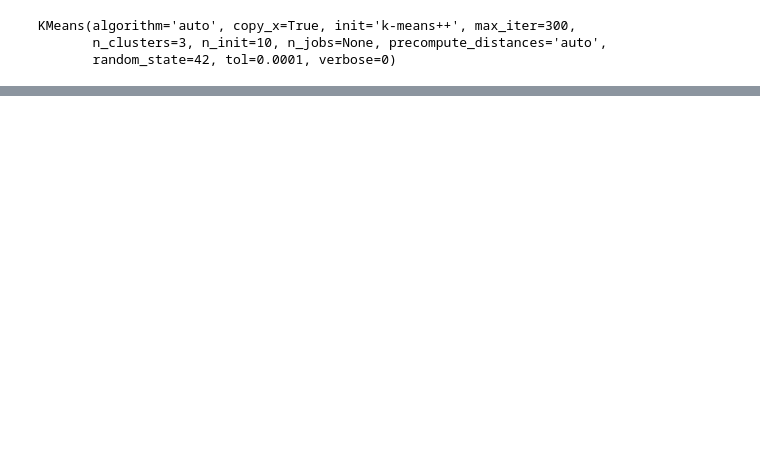
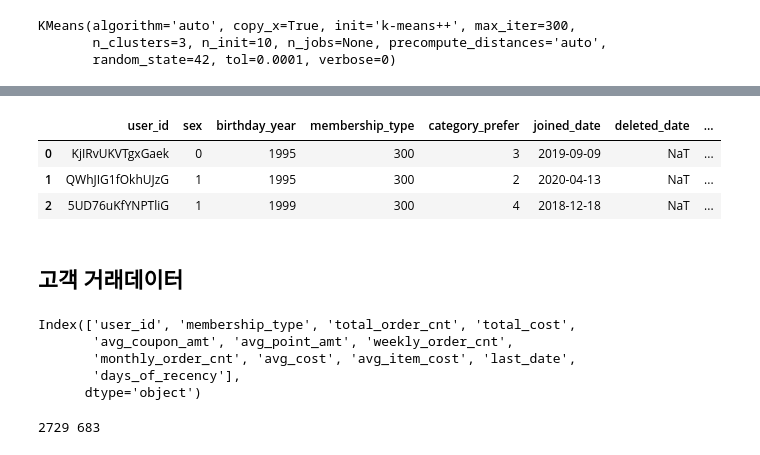
Before and after one commit to Vaycold/Python_ML, a Jupyter notebook: Clustering/E-commerce Data.ipynb, the cells around one changed output, grey strips where cells are left out. Drawn from its saved outputs; the diff is of its cells as text; code cells hidden in the pictures; blank space fills up the shorter version.

```diff
--- a/Clustering/E-commerce Data.ipynb
+++ b/Clustering/E-commerce Data.ipynb
@@ -454,0 +718,5 @@ KMeans(algorithm='auto', copy_x=True, init='k-means++', max_iter=300,
+# %%
+# 훈련된 모델의 label을 확인하자
+user_meta_label_df = train_x.copy()
+user_meta_label_df['label_km'] = km.labels_
+user_meta_label_df.groupby('label_km')[['age']].count()
@@ -454,0 +828,5 @@ KMeans(algorithm='auto', copy_x=True, init='k-means++', max_iter=300,
+# %%
+# test set을 사용하여 predict 해보기
+test_user_meta_label_df = test_x.copy()
+test_cluster = km.fit_predict(test_x)
+test_user_meta_label_df['label_km'] = test_cluster
@@ -454,0 +874,34 @@ KMeans(algorithm='auto', copy_x=True, init='k-means++', max_iter=300,
+# %%
+# 트레이닝 결과를 원래 데이터셋에 추가
+
+trained_user_meta_df = pd.concat([user_meta_label_df, test_user_meta_label_df])
+trained_user_meta_df = user_meta_df.join(trained_user_meta_df['label_km'])
+trained_user_meta_df.head(3)
+# %% [output]
+|  | user_id | sex | birthday_year | membership_type | category_prefer | joined_date | deleted_date | ... |
+| 0 | KjIRvUKVTgxGaek | 0 | 1995 | 300 | 3 | 2019-09-09 | NaT | ... |
+| 1 | QWhJIG1fOkhUJzG | 1 | 1995 | 300 | 2 | 2020-04-13 | NaT | ... |
+| 2 | 5UD76uKfYNPTliG | 1 | 1999 | 300 | 4 | 2018-12-18 | NaT | ... |
+# %% [markdown]
+## 고객 거래데이터
+# %%
+# 모델 훈련에 필요한 column만 취득
+user_stats_df.columns
+# %% [output]
+Index(['user_id', 'membership_type', 'total_order_cnt', 'total_cost',
+       'avg_coupon_amt', 'avg_point_amt', 'weekly_order_cnt',
+       'monthly_order_cnt', 'avg_cost', 'avg_item_cost', 'last_date',
+       'days_of_recency'],
+      dtype='object')
+# %%
+stats_cols = ['total_order_cnt', 'total_cost',
+       'avg_coupon_amt', 'avg_point_amt', 'weekly_order_cnt',
+       'monthly_order_cnt', 'avg_cost', 'avg_item_cost',
+       'days_of_recency']
+x = user_stats_df[stats_cols]
+y = user_stats_df['membership_type']
+
+x_train, x_test, y_train, y_test = train_test_split(x, y, test_size = 0.2)
+print(len(x_train), len(x_test))
+# %% [output]
+2729 683
```
Also changed, not shown: parts of 38 cells of this notebook.
